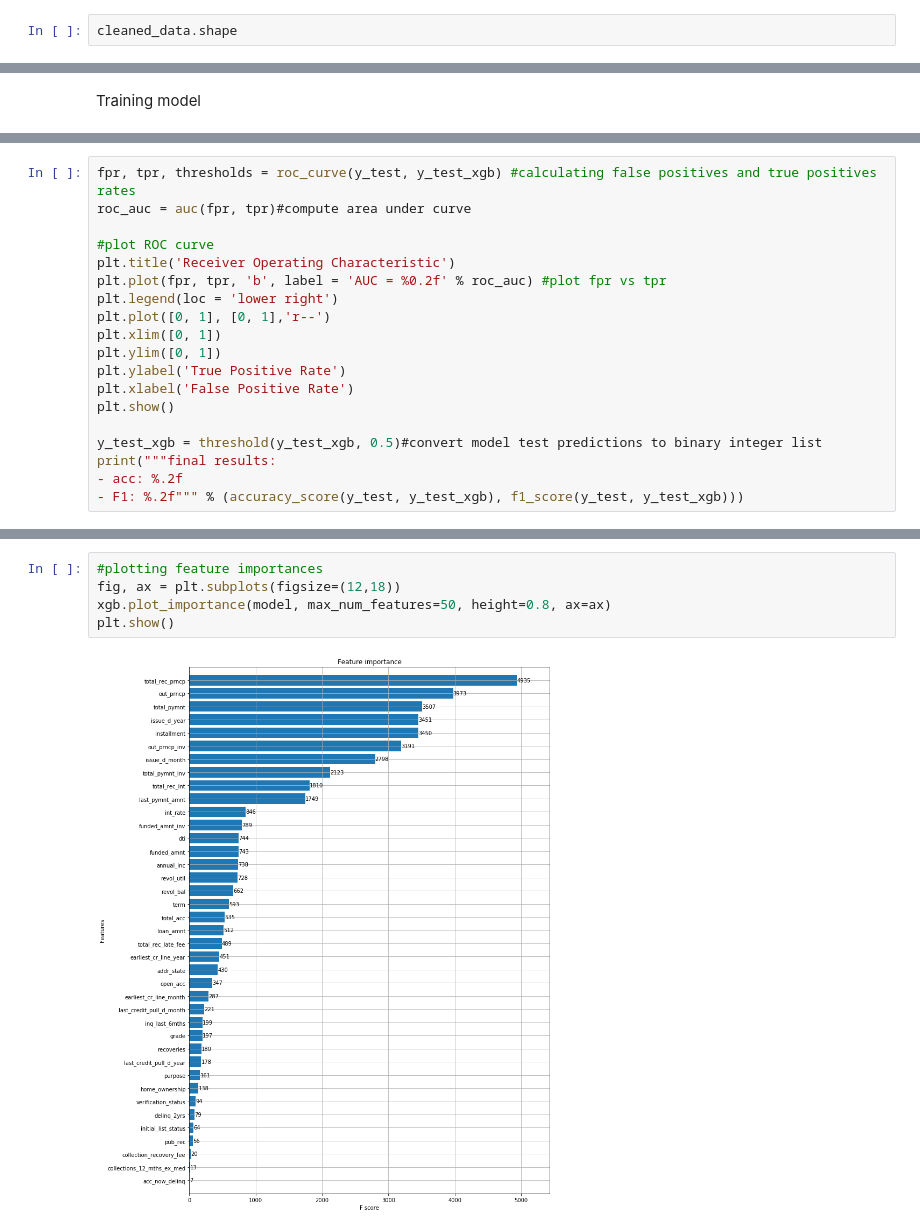
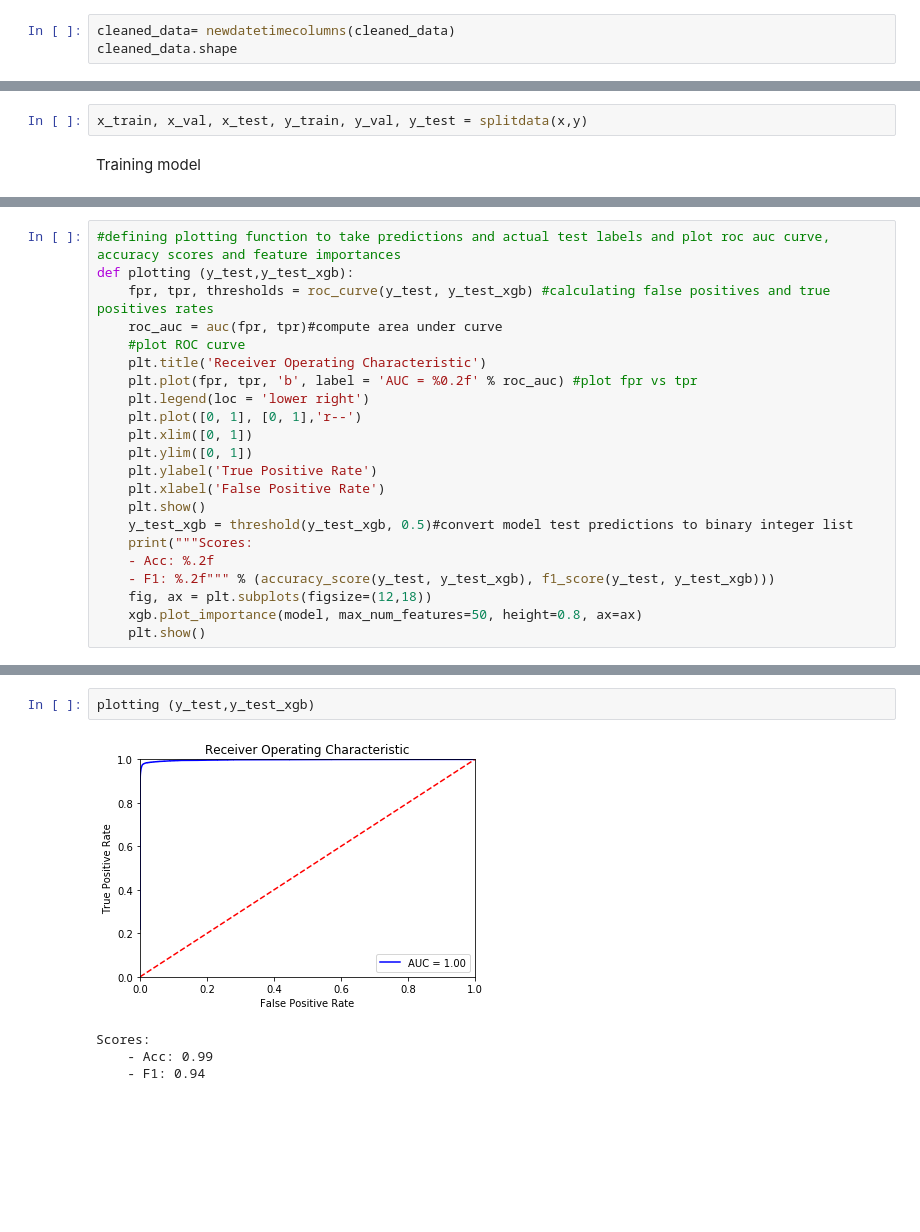
Before and after one commit to tniaz/Kaggle-Loan-Default, a Jupyter notebook: Lending Club.ipynb, the cells around one changed output, grey strips where cells are left out. Saved outputs shown, nothing was run; the diff lists cells and outputs as text; blank space fills up the shorter version.

```diff
--- a/Lending Club.ipynb
+++ b/Lending Club.ipynb
@@ -215,4 +211,5 @@ cleaned_data = cleaned_data.drop(datetime_features, axis=1)
 # %%
+cleaned_data= newdatetimecolumns(cleaned_data)
 cleaned_data.shape
 # %% [output]
 (886562, 40)
@@ -221,2 +234,4 @@ cleaned_data.shape
+# %%
+x_train, x_val, x_test, y_train, y_val, y_test = splitdata(x,y)
 # %% [markdown]
 Training model
@@ -283,21 +285,24 @@ def threshold(vec, value):#defining threshold to convert test result to binary i
             vec[i] = 0
     return vec.astype(int)
 # %%
-fpr, tpr, thresholds = roc_curve(y_test, y_test_xgb) #calculating false positives and true positives rates
-roc_auc = auc(fpr, tpr)#compute area under curve
-
-#plot ROC curve
-plt.title('Receiver Operating Characteristic')
-plt.plot(fpr, tpr, 'b', label = 'AUC = %0.2f' % roc_auc) #plot fpr vs tpr
-plt.legend(loc = 'lower right')
-plt.plot([0, 1], [0, 1],'r--')
-plt.xlim([0, 1])
-plt.ylim([0, 1])
-plt.ylabel('True Positive Rate')
-plt.xlabel('False Positive Rate')
-plt.show()
-
-y_test_xgb = threshold(y_test_xgb, 0.5)#convert model test predictions to binary integer list
-print("""final results:
-- acc: %.2f
-- F1: %.2f""" % (accuracy_score(y_test, y_test_xgb), f1_score(y_test, y_test_xgb)))
+#defining plotting function to take predictions and actual test labels and plot roc auc curve, accuracy scores and feature importances
+def plotting (y_test,y_test_xgb):
+    fpr, tpr, thresholds = roc_curve(y_test, y_test_xgb) #calculating false positives and true positives rates
+    roc_auc = auc(fpr, tpr)#compute area under curve
+    #plot ROC curve
+    plt.title('Receiver Operating Characteristic')
+    plt.plot(fpr, tpr, 'b', label = 'AUC = %0.2f' % roc_auc) #plot fpr vs tpr
+    plt.legend(loc = 'lower right')
+    plt.plot([0, 1], [0, 1],'r--')
+    plt.xlim([0, 1])
+    plt.ylim([0, 1])
+    plt.ylabel('True Positive Rate')
+    plt.xlabel('False Positive Rate')
+    plt.show()
+    y_test_xgb = threshold(y_test_xgb, 0.5)#convert model test predictions to binary integer list
+    print("""Scores:
+    - Acc: %.2f
+    - F1: %.2f""" % (accuracy_score(y_test, y_test_xgb), f1_score(y_test, y_test_xgb)))
+    fig, ax = plt.subplots(figsize=(12,18))
+    xgb.plot_importance(model, max_num_features=50, height=0.8, ax=ax)
+    plt.show()
@@ -309,7 +309,7 @@ final results:
-# %%
-#plotting feature importances
-fig, ax = plt.subplots(figsize=(12,18))
-xgb.plot_importance(model, max_num_features=50, height=0.8, ax=ax)
-plt.show()
-# %% [output]
-[figure, removed]
+# %%
+plotting (y_test,y_test_xgb)
+# %% [output]
+[figure, added]
+Scores:
+    - Acc: 0.99
+    - F1: 0.94
```
Also changed, not shown: parts of 16 cells of this notebook.
